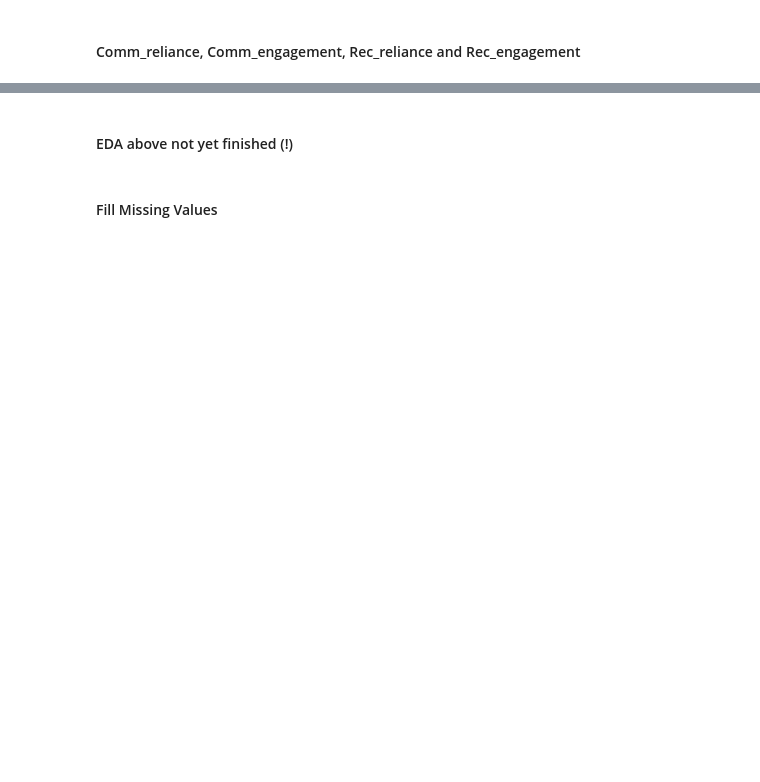
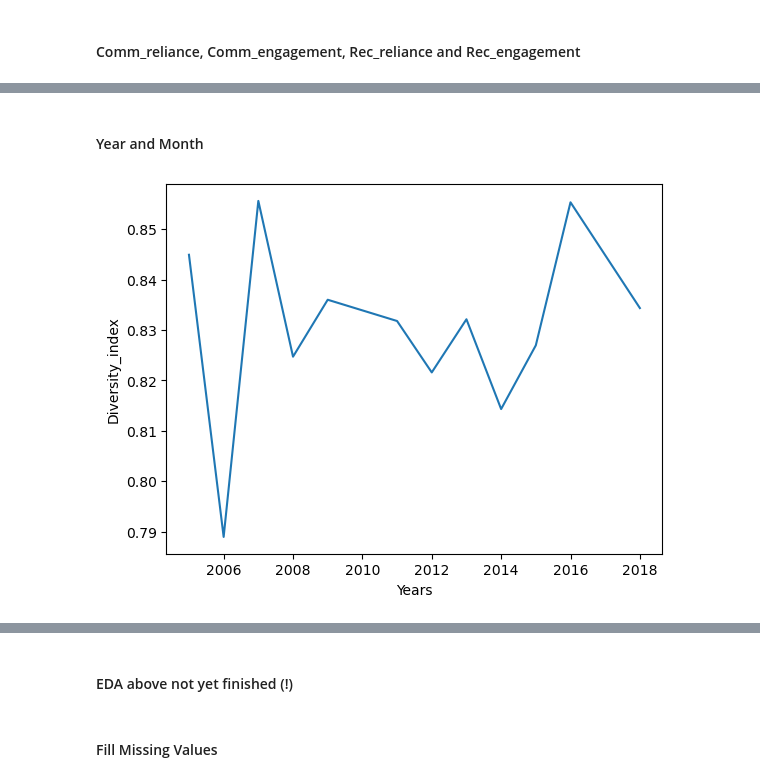
Before and after one commit to gpealat/coralreef, a Jupyter notebook: Notebooks/New EDA.ipynb, the cells around one changed output, grey strips where cells are left out. Saved outputs shown, nothing was run; the diff lists cells and outputs as text; code cells hidden in the pictures; blank space fills up the shorter version.

```diff
--- a/Notebooks/New EDA.ipynb
+++ b/Notebooks/New EDA.ipynb
@@ -94,5 +179,5 @@ data = data.drop(drop_individual_region, axis = 1)
 # %%
-print(data.corr(numeric_only=True).loc[:,["impact", "connectivity"]].sort_values(by = "impact", ascending = False, key = abs))
+print(data.corr(numeric_only=True).loc[:,["impact"]].sort_values(by = "impact", ascending = False, key = abs))
 
 #CONLCUSION: The following features are highly related and maybe explainable only with the "impact" feature
 
@@ -103,17 +188,13 @@ print(data.corr(numeric_only=True).loc[:,["impact", "connectivity"]].sort_values
 # Population_50km                0.817650
 # Population_20km                0.770920
 # Tourist_fishing                0.741886
-# Marina_slips_10km              0.690361
-# connectivity                   0.670892
 
 # ** Diversity_index **          0.142606
 
 
-related_to_impact = ["SST", "Marina_slips_10km", "Marina_slips_25km",
+related_to_impact = ["SST", "Marina_slips_25km",
                      "Population_20km", "Population_50km", "Recreational_fishermen_50km",
-                    "Tourist_fishing", "connectivity"]
-
-#OBS: connectivity is also considerably related with the anthropogenic stressors' features
+                    "Tourist_fishing", "Marina_slips_10km"]
 
 
 data = data.drop(related_to_impact, axis = 1)
@@ -140,7 +218,0 @@ Comm_engagement              0.010161     -0.089566
-# %%
-feat = ["Depth", "Depth_Sbrocco", "Deepwater"]
-print(data.corr(numeric_only = True).loc[["Diversity_index"], feat])
-
-#Depth and Depth_Sbrocco have a non-negligible correlation with Diversity_index.
-
-data = data.drop("Deepwater", axis = 1)
@@ -154,13 +234,8 @@ comm_rec = ["Comm_reliance", "Comm_engagement", "Rec_reliance", "Rec_engagement"
 
 data.corr(numeric_only = True).loc[:,comm_rec]
 
-print(data["Comm_reliance"].value_counts().head(3))
-print(data["Comm_engagement"].value_counts().head(3))
-print(data["Rec_reliance"].value_counts().head(3))
-print(data["Rec_engagement"].value_counts().head(3))
+print(data[comm_rec].describe())
 
-
-#CONCLUSION: Most of the values are the same. So they are a good candidate to not be part of the final model. (?)
-
-data = data.drop(comm_rec, axis = 1)
+#Removing possible Outliers (?
+data = data[data["Rec_reliance"] <= 12]
 # %% [output]
@@ -186,0 +255,8 @@ Name: count, dtype: int64
+# %%
+feat = ["Depth", "Depth_Sbrocco", "Deepwater"]
+print(data.corr(numeric_only = True).loc[["Diversity_index"], feat])
+
+#Among the three features that are related to the depth, "Depth" is the one that
+#influences the most the Diversity_index and has less relation with the other features ( = less interdependency)
+
+data = data.drop(["Deepwater", "Depth_Sbrocco"], axis = 1)
@@ -186,0 +288,13 @@ Name: count, dtype: int64
+# %% [markdown]
+#### Year and Month
+# %%
+years = data.groupby("Year").mean(numeric_only=True).index
+
+plt.plot(years, data.groupby("Year").mean(numeric_only=True).Diversity_index)
+plt.xlabel("Years")
+plt.ylabel("Diversity_index")
+
+#Conclusion: Different years does not seem to explain different Diversity_index
+data = data.drop("Year", axis = 1)
+# %% [output]
+[figure, added]
```
Also changed, not shown: parts of 46 cells of this notebook.
